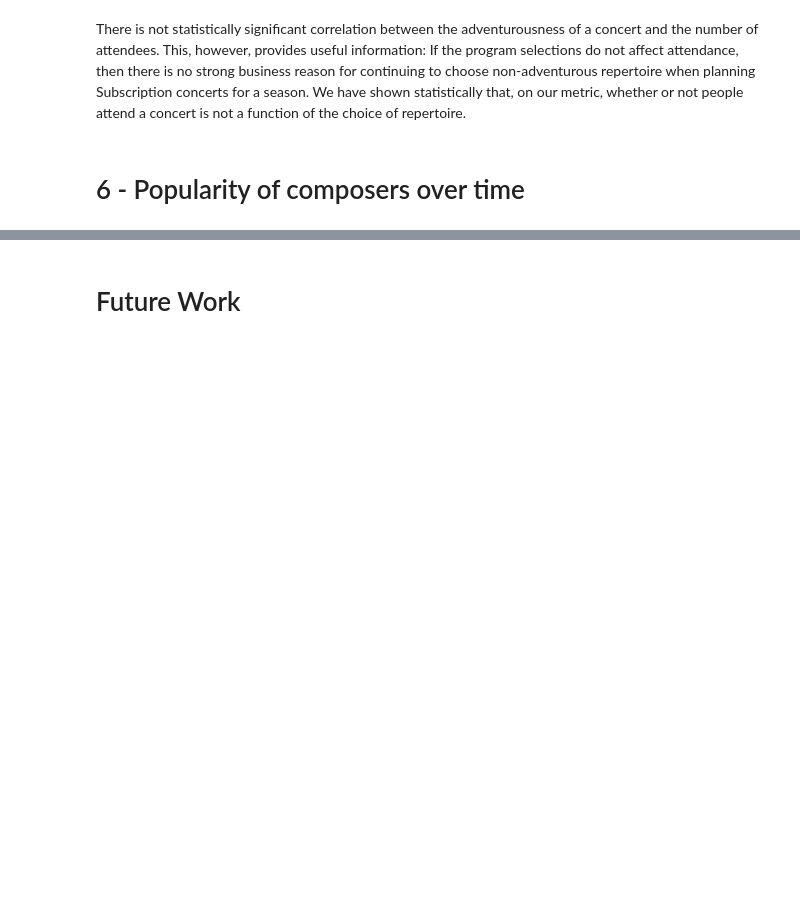
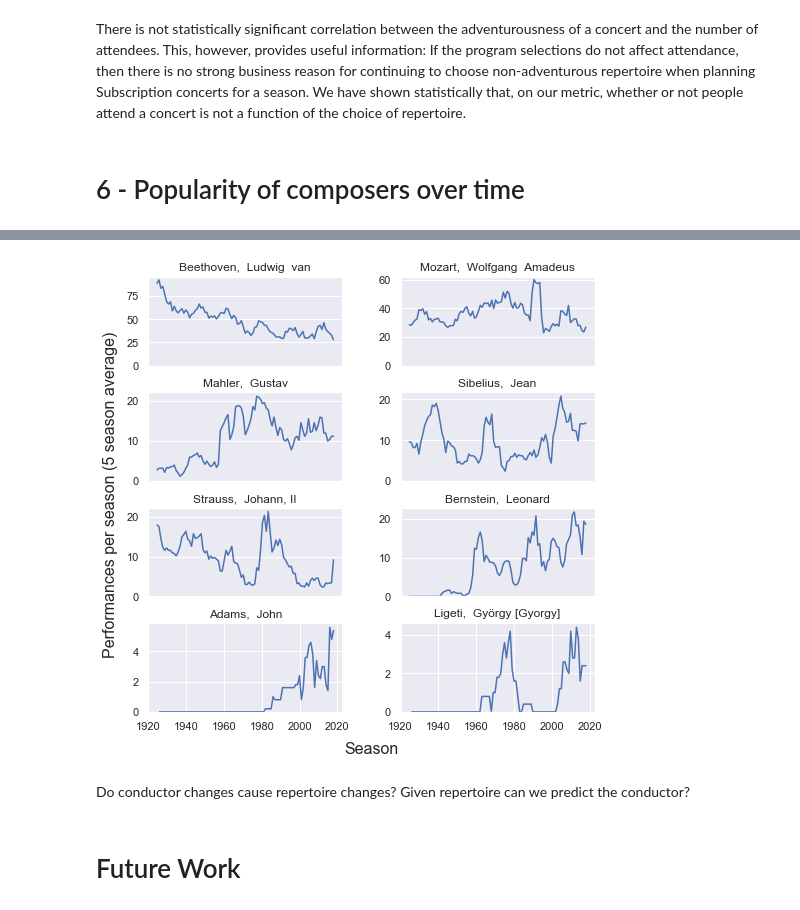
Before and after one commit to physinet/NY-Phil-EDA, a Jupyter notebook: EDA.ipynb, the cells around one changed output, grey strips where cells are left out. Cells and saved outputs as stored; diff of their text form; code cells hidden in the pictures; blank space fills up the shorter version.

Commit message:
Start looking at composers versus time
Some composers become more popular, others less popular, some only popular in waves. Is this related to conductor changes?

```diff
--- a/EDA.ipynb
+++ b/EDA.ipynb
@@ -692,0 +678,3 @@ Name: composerName, Length: 70127, dtype: object
+# %%
+num_performances = df.groupby('composerName')['season'].value_counts()
+num_performances
@@ -692,0 +708,4 @@ Name: composerName, Length: 70127, dtype: object
+# %%
+n = 85
+for i in range(n, n+10):
+    print(i, df_num.index[i])
@@ -693,3 +723,34 @@ Name: composerName, Length: 70127, dtype: object
+# %%
+composer_indices = [0, 1, 16, 18, 19, 23, 91, 92]
+# %%
+df_num = num_performances.unstack().fillna(0)
+composers = df.composerName.value_counts()
+df_num = df_num.reindex(index=composers.index)
+
+fig, axes = plt.subplots(4,2, figsize=(8,8))
+ax0 = fig.add_subplot(111, frameon=False)
+ax0.grid(False)
+ax0.set_xlabel('Season', labelpad=30, fontsize=16)
+ax0.set_ylabel('Performances per season (5 season average)', labelpad=30, fontsize=16)
+ax0.set_yticks([])
+ax0.set_xticks([])
+
+ax = axes.flatten()
+for i, idx in enumerate(composer_indices):
+    ax[i].plot(df_num.iloc[idx].rolling(5).mean())
+    ax[i].set_title(df_num.iloc[idx].name)
+    ax[i].set_ylim(0)
+    ax[i].set_xticks([])
+
+
+for j in range(2):
+    axes[-1, j].set_xticks([1920, 1940, 1960, 1980, 2000, 2020])
+
+fig.subplots_adjust(wspace=0.3, hspace=0.3)
+# %% [output]
+[figure, added]
+# %% [markdown]
+Do conductor changes cause repertoire changes? Given repertoire can we predict the conductor?
 # %% [markdown]
 # Future Work
 # %% [markdown]
```
Also changed, not shown: parts of 5 cells of this notebook.
